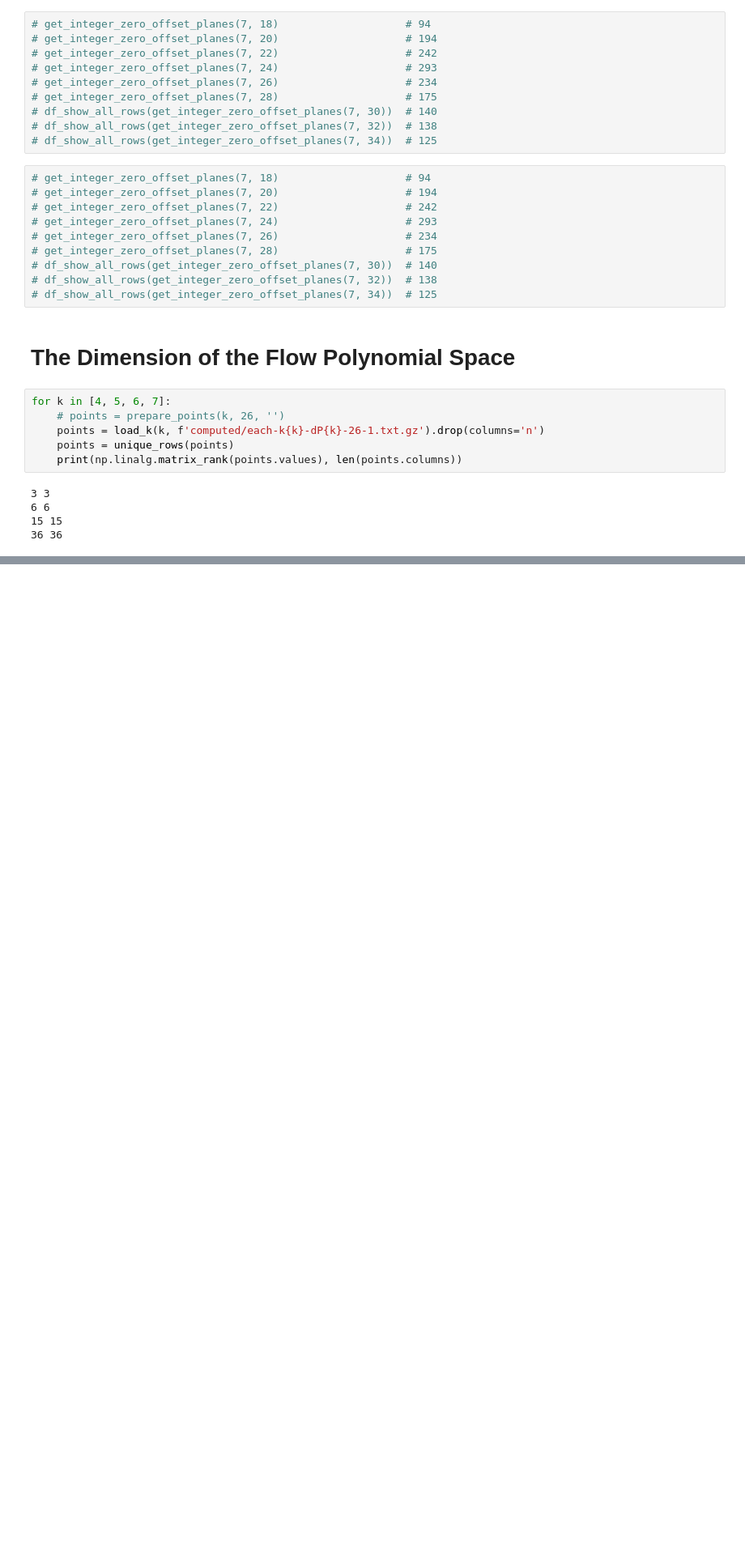
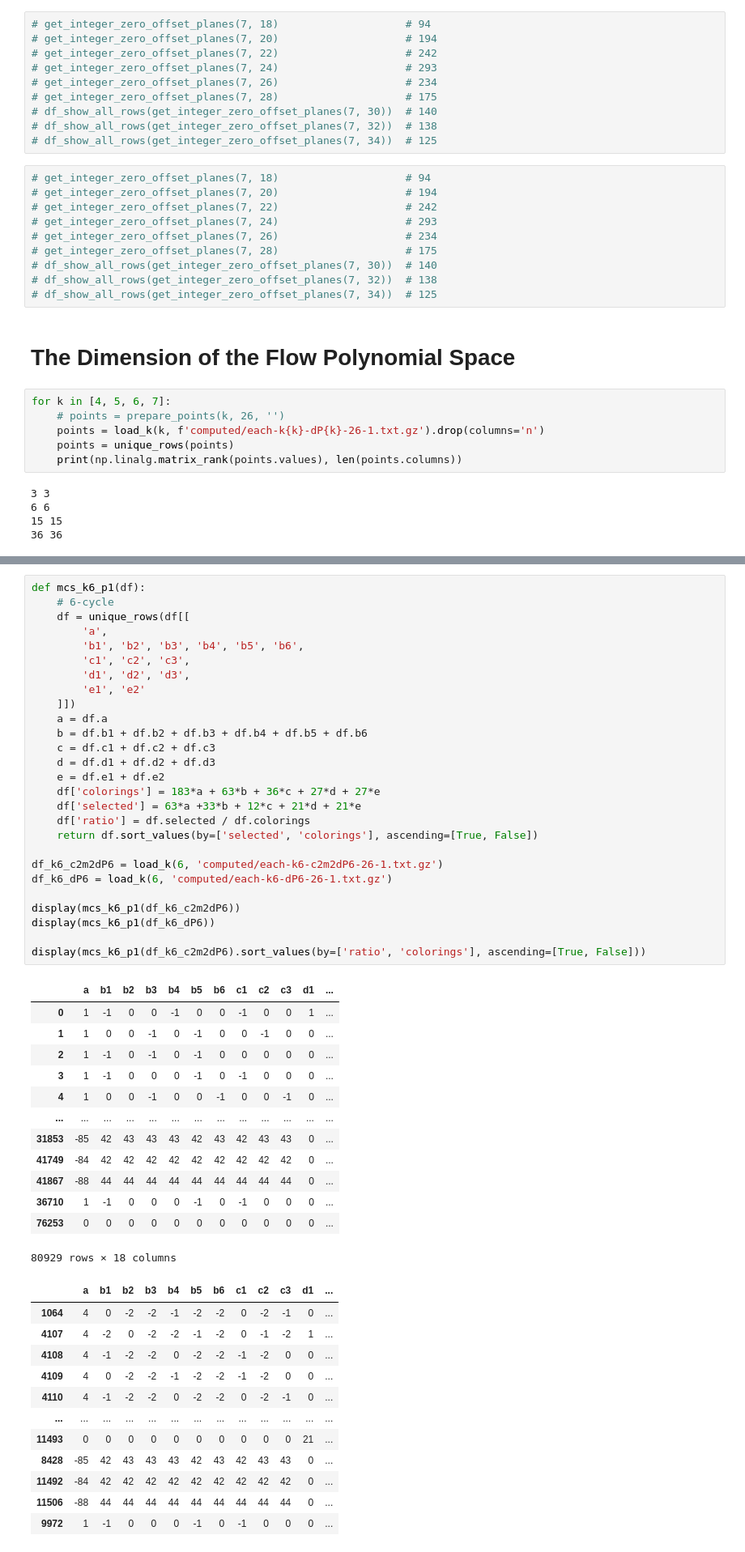
Before and after one commit to davidmisiak/flow-polynomials, a Jupyter notebook: analysis.ipynb, the cells around one changed output, grey strips where cells are left out. Shown at 81% size. Cells and saved outputs as stored; diff of their text form; blank space fills up the shorter version.

Commit message:
Add Minimal Color Sets analysis

```diff
--- a/analysis.ipynb
+++ b/analysis.ipynb
@@ -440,0 +653,53 @@ for k in [4, 5, 6, 7]:
+# %%
+def mcs_k6_p1(df):
+    # 6-cycle
+    df = unique_rows(df[[
+        'a',
+        'b1', 'b2', 'b3', 'b4', 'b5', 'b6',
+        'c1', 'c2', 'c3',
+        'd1', 'd2', 'd3',
+        'e1', 'e2'
+    ]])
+    a = df.a
+    b = df.b1 + df.b2 + df.b3 + df.b4 + df.b5 + df.b6
+    c = df.c1 + df.c2 + df.c3
+    d = df.d1 + df.d2 + df.d3
+    e = df.e1 + df.e2
+    df['colorings'] = 183*a + 63*b + 36*c + 27*d + 27*e
+    df['selected'] = 63*a +33*b + 12*c + 21*d + 21*e
+    df['ratio'] = df.selected / df.colorings
+    return df.sort_values(by=['selected', 'colorings'], ascending=[True, False])
+
+df_k6_c2m2dP6 = load_k(6, 'computed/each-k6-c2m2dP6-26-1.txt.gz')
+df_k6_dP6 = load_k(6, 'computed/each-k6-dP6-26-1.txt.gz')
+
+display(mcs_k6_p1(df_k6_c2m2dP6))
+display(mcs_k6_p1(df_k6_dP6))
+
+display(mcs_k6_p1(df_k6_c2m2dP6).sort_values(by=['ratio', 'colorings'], ascending=[True, False]))
+# %% [output]
+|  | a | b1 | b2 | b3 | b4 | b5 | b6 | c1 | c2 | c3 | d1 | ... |
+| 0 | 1 | -1 | 0 | 0 | -1 | 0 | 0 | -1 | 0 | 0 | 1 | ... |
+| 1 | 1 | 0 | 0 | -1 | 0 | -1 | 0 | 0 | -1 | 0 | 0 | ... |
+| 2 | 1 | -1 | 0 | -1 | 0 | -1 | 0 | 0 | 0 | 0 | 0 | ... |
+| 3 | 1 | -1 | 0 | 0 | 0 | -1 | 0 | -1 | 0 | 0 | 0 | ... |
+| 4 | 1 | 0 | 0 | -1 | 0 | 0 | -1 | 0 | 0 | -1 | 0 | ... |
+| ... | ... | ... | ... | ... | ... | ... | ... | ... | ... | ... | ... | ... |
+| 31853 | -85 | 42 | 43 | 43 | 43 | 42 | 43 | 42 | 43 | 43 | 0 | ... |
+| 41749 | -84 | 42 | 42 | 42 | 42 | 42 | 42 | 42 | 42 | 42 | 0 | ... |
+| 41867 | -88 | 44 | 44 | 44 | 44 | 44 | 44 | 44 | 44 | 44 | 0 | ... |
+| 36710 | 1 | -1 | 0 | 0 | 0 | -1 | 0 | -1 | 0 | 0 | 0 | ... |
+| 76253 | 0 | 0 | 0 | 0 | 0 | 0 | 0 | 0 | 0 | 0 | 0 | ... |
+80929 rows × 18 columns
+|  | a | b1 | b2 | b3 | b4 | b5 | b6 | c1 | c2 | c3 | d1 | ... |
+| 1064 | 4 | 0 | -2 | -2 | -1 | -2 | -2 | 0 | -2 | -1 | 0 | ... |
+| 4107 | 4 | -2 | 0 | -2 | -2 | -1 | -2 | 0 | -1 | -2 | 1 | ... |
+| 4108 | 4 | -1 | -2 | -2 | 0 | -2 | -2 | -1 | -2 | 0 | 0 | ... |
+| 4109 | 4 | 0 | -2 | -2 | -1 | -2 | -2 | -1 | -2 | 0 | 0 | ... |
+| 4110 | 4 | -1 | -2 | -2 | 0 | -2 | -2 | 0 | -2 | -1 | 0 | ... |
+| ... | ... | ... | ... | ... | ... | ... | ... | ... | ... | ... | ... | ... |
+| 11493 | 0 | 0 | 0 | 0 | 0 | 0 | 0 | 0 | 0 | 0 | 21 | ... |
+| 8428 | -85 | 42 | 43 | 43 | 43 | 42 | 43 | 42 | 43 | 43 | 0 | ... |
+| 11492 | -84 | 42 | 42 | 42 | 42 | 42 | 42 | 42 | 42 | 42 | 0 | ... |
+| 11506 | -88 | 44 | 44 | 44 | 44 | 44 | 44 | 44 | 44 | 44 | 0 | ... |
+| 9972 | 1 | -1 | 0 | 0 | 0 | -1 | 0 | -1 | 0 | 0 | 0 | ... |
```
Also changed, not shown: parts of 7 cells of this notebook, 1 other file.
